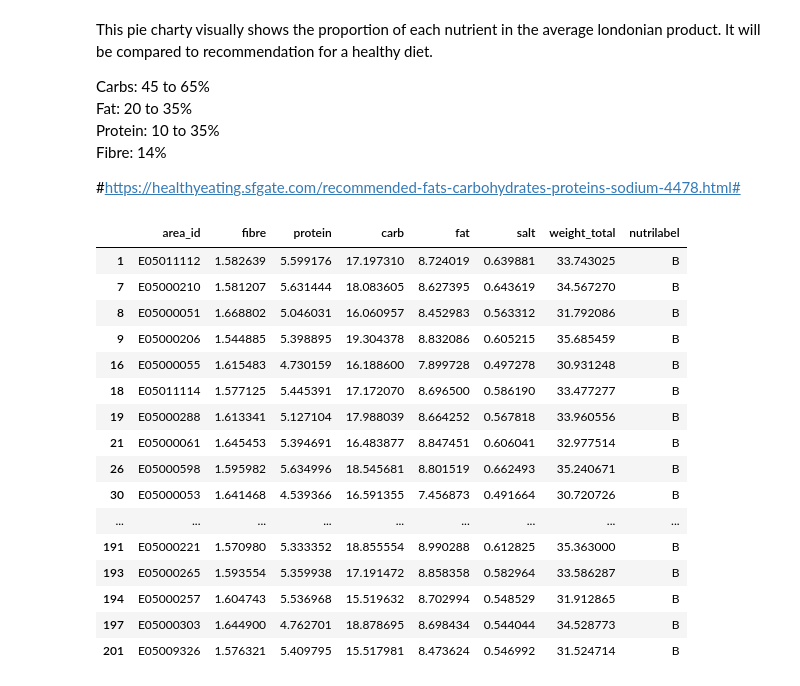
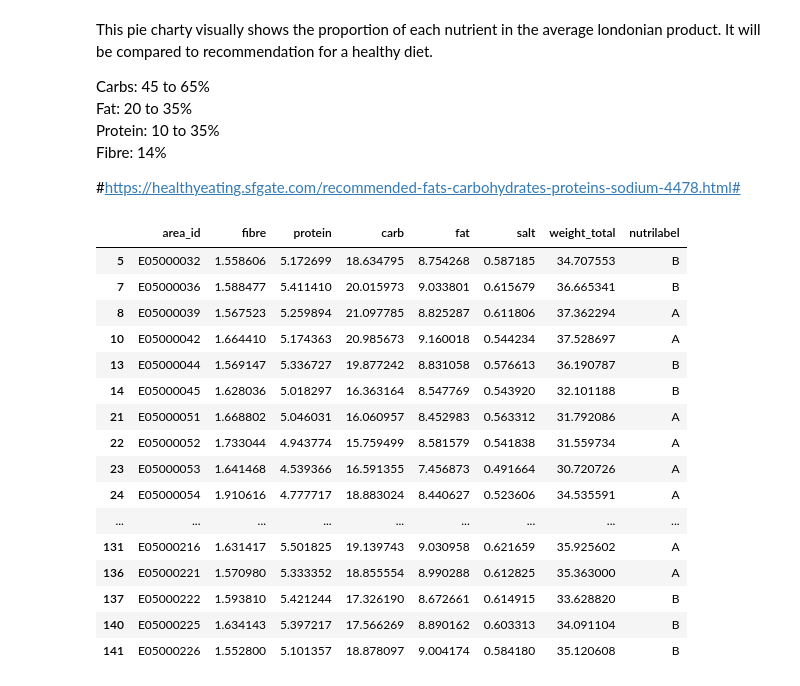
Before and after one commit to epfl-ada/ada-2020-project-milestone-p3-p3_caxaga, a Jupyter notebook: nutripoints.ipynb, the cells around one changed output. Drawn from its saved outputs; the diff is of its cells as text; code cells hidden in the pictures.

```diff
--- a/nutripoints.ipynb
+++ b/nutripoints.ipynb
@@ -271,20 +237,0 @@ display(year_grocery)
-# %%
-#Function to set a color to each label
-def addcolor(row_list):
-    if row_list == 3:
-        return "#038141"
-    elif row_list == 1:
-        return "#85BB2F"
-    elif row_list == 4:
-        return "#FECC02"
-    elif row_list == 0:
-        return "#EE8300"
-    elif row_list == 2:
-        return "#E63F11"
-    else:
-        return ""
-
-
-year_grocery["color"] = year_grocery.apply(
-    lambda row: addcolor(row["nutri_class"]), axis=1)
-display(year_grocery)
@@ -338,20 +262,0 @@ Text(0.5, 0.98, 'Scatter plots of the different areas for food-related predictor
-# %%
-#Converting nutri labels (from 0 to 4) into letters (from A to E)
-def nutri_labels_to_letter(row_list):
-    if row_list == 3:
-        return "A"
-    elif row_list == 1:
-        return "B"
-    elif row_list == 4:
-        return "C"
-    elif row_list == 0:
-        return "D"
-    elif row_list == 2:
-        return "E"
-    else:
-        return ""
-
-
-year_grocery["nutrilabel"] = year_grocery.apply(
-    lambda row: nutri_labels_to_letter(row["nutri_class"]), axis=1)
-display(year_grocery)
@@ -398,0 +279,3 @@ plt.show();
+# %%
+# Main classes of nutrients
+NUTRIENTS = ["fibre", "protein", "carb", "fat", "salt"]
@@ -429,26 +326,26 @@ Fibre: 14%
 #https://healthyeating.sfgate.com/recommended-fats-carbohydrates-proteins-sodium-4478.html#
 # %%
 # Merge year_grocery and weight
-weight_label=pd.merge(left=weight, right=year_grocery[["area_id","nutrilabel"]], left_on="area_id", right_on = "area_id")
+weight_label=pd.merge(left=weight, right=grocery_analysis[["area_id","nutrilabel"]], left_on="area_id", right_on = "area_id")
 display(weight_label[(weight_label["nutrilabel"]=="A") | (weight_label["nutrilabel"]=="B")].head(50))
 # %% [output]
 |  | area_id | fibre | protein | carb | fat | salt | weight_total | nutrilabel |
-| 1 | E05011112 | 1.582639 | 5.599176 | 17.197310 | 8.724019 | 0.639881 | 33.743025 | B |
-| 7 | E05000210 | 1.581207 | 5.631444 | 18.083605 | 8.627395 | 0.643619 | 34.567270 | B |
-| 8 | E05000051 | 1.668802 | 5.046031 | 16.060957 | 8.452983 | 0.563312 | 31.792086 | B |
-| 9 | E05000206 | 1.544885 | 5.398895 | 19.304378 | 8.832086 | 0.605215 | 35.685459 | B |
-| 16 | E05000055 | 1.615483 | 4.730159 | 16.188600 | 7.899728 | 0.497278 | 30.931248 | B |
-| 18 | E05011114 | 1.577125 | 5.445391 | 17.172070 | 8.696500 | 0.586190 | 33.477277 | B |
-| 19 | E05000288 | 1.613341 | 5.127104 | 17.988039 | 8.664252 | 0.567818 | 33.960556 | B |
-| 21 | E05000061 | 1.645453 | 5.394691 | 16.483877 | 8.847451 | 0.606041 | 32.977514 | B |
-| 26 | E05000598 | 1.595982 | 5.634996 | 18.545681 | 8.801519 | 0.662493 | 35.240671 | B |
-| 30 | E05000053 | 1.641468 | 4.539366 | 16.591355 | 7.456873 | 0.491664 | 30.720726 | B |
+| 5 | E05000032 | 1.558606 | 5.172699 | 18.634795 | 8.754268 | 0.587185 | 34.707553 | B |
+| 7 | E05000036 | 1.588477 | 5.411410 | 20.015973 | 9.033801 | 0.615679 | 36.665341 | B |
+| 8 | E05000039 | 1.567523 | 5.259894 | 21.097785 | 8.825287 | 0.611806 | 37.362294 | A |
+| 10 | E05000042 | 1.664410 | 5.174363 | 20.985673 | 9.160018 | 0.544234 | 37.528697 | A |
+| 13 | E05000044 | 1.569147 | 5.336727 | 19.877242 | 8.831058 | 0.576613 | 36.190787 | B |
+| 14 | E05000045 | 1.628036 | 5.018297 | 16.363164 | 8.547769 | 0.543920 | 32.101188 | B |
+| 21 | E05000051 | 1.668802 | 5.046031 | 16.060957 | 8.452983 | 0.563312 | 31.792086 | A |
+| 22 | E05000052 | 1.733044 | 4.943774 | 15.759499 | 8.581579 | 0.541838 | 31.559734 | A |
+| 23 | E05000053 | 1.641468 | 4.539366 | 16.591355 | 7.456873 | 0.491664 | 30.720726 | A |
+| 24 | E05000054 | 1.910616 | 4.777717 | 18.883024 | 8.440627 | 0.523606 | 34.535591 | A |
 | ... | ... | ... | ... | ... | ... | ... | ... | ... |
-| 191 | E05000221 | 1.570980 | 5.333352 | 18.855554 | 8.990288 | 0.612825 | 35.363000 | B |
-| 193 | E05000265 | 1.593554 | 5.359938 | 17.191472 | 8.858358 | 0.582964 | 33.586287 | B |
-| 194 | E05000257 | 1.604743 | 5.536968 | 15.519632 | 8.702994 | 0.548529 | 31.912865 | B |
-| 197 | E05000303 | 1.644900 | 4.762701 | 18.878695 | 8.698434 | 0.544044 | 34.528773 | B |
-| 201 | E05009326 | 1.576321 | 5.409795 | 15.517981 | 8.473624 | 0.546992 | 31.524714 | B |
+| 131 | E05000216 | 1.631417 | 5.501825 | 19.139743 | 9.030958 | 0.621659 | 35.925602 | A |
+| 136 | E05000221 | 1.570980 | 5.333352 | 18.855554 | 8.990288 | 0.612825 | 35.363000 | A |
+| 137 | E05000222 | 1.593810 | 5.421244 | 17.326190 | 8.672661 | 0.614915 | 33.628820 | B |
+| 140 | E05000225 | 1.634143 | 5.397217 | 17.566269 | 8.890162 | 0.603313 | 34.091104 | B |
+| 141 | E05000226 | 1.552800 | 5.101357 | 18.878097 | 9.004174 | 0.584180 | 35.120608 | B |
 # %%
 weight_label=weight_label.groupby("nutrilabel").mean()
 display(weight_label)
```
Also changed, not shown: parts of 58 cells of this notebook, 1 other file.
